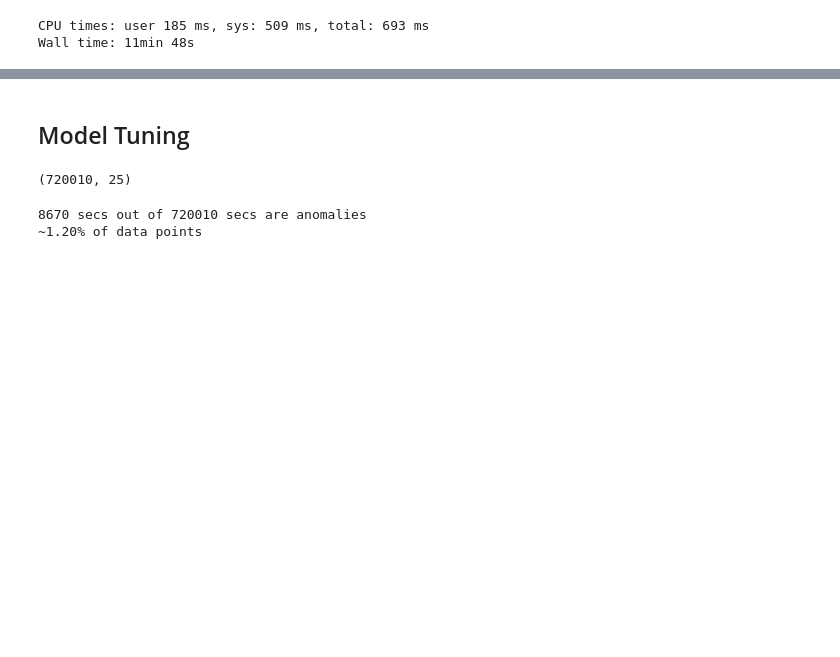
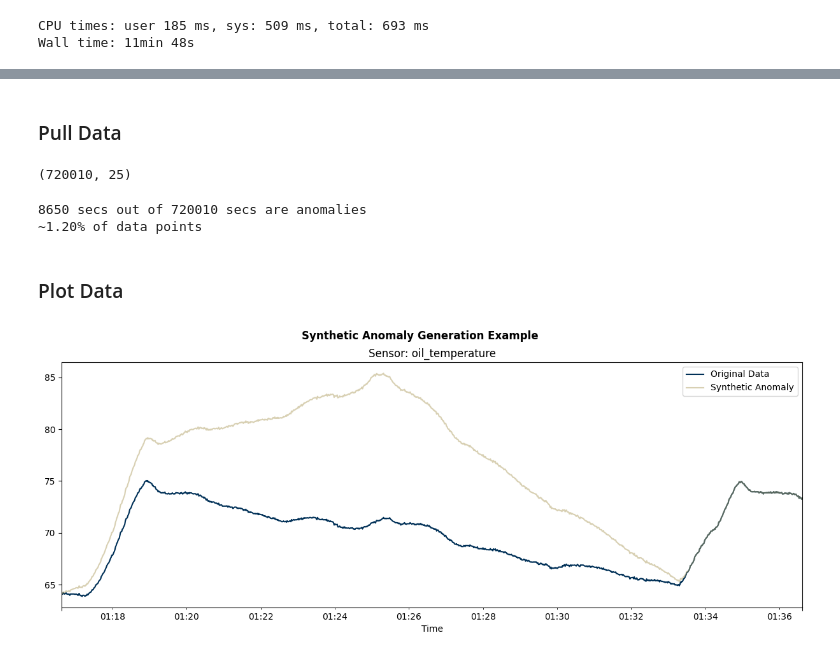
Before and after one commit to tungtngyn/practicum, a Jupyter notebook: 02_unsupervised_model_tuning.ipynb, the cells around one changed output, grey strips where cells are left out. Cells and saved outputs as stored; diff of their text form; code cells hidden in the pictures; blank space fills up the shorter version.

```diff
--- a/02_unsupervised_model_tuning.ipynb
+++ b/02_unsupervised_model_tuning.ipynb
@@ -182,7 +189,7 @@ with sqlite3.connect(r'./02-data/data.db') as con:
         con = con
     )
 # %% [markdown]
-## Model Tuning
+### Pull Data
 # %%
 with sqlite3.connect(r'./02-data/data.db') as con:
     df = pd.read_sql(f"""
@@ -194,7 +201,7 @@ with sqlite3.connect(r'./02-data/data.db') as con:
                 failure_id is null
                 and '{train_start}' <= ts and ts < '{end}'
         )
-        select c.*, a.multiplier
+        select c.*, coalesce(a.multiplier, 1) as multiplier
         from cte as c
             left join synthetic_anomalies as a
                 on a.row_id = c.row_id
@@ -204,8 +211,36 @@ print(df.shape)
 # %% [output]
 (720010, 25)
 # %%
-print(f'{(~df.multiplier.isna()).sum()} secs out of {df.shape[0]} secs are anomalies')
-print(f'~{(~df.multiplier.isna()).sum()/df.shape[0]:.2%} of data points')
+print(f'{(df.multiplier > 1).sum()} secs out of {df.shape[0]} secs are anomalies')
+print(f'~{(df.multiplier > 1).sum()/df.shape[0]:.2%} of data points')
 # %% [output]
-8670 secs out of 720010 secs are anomalies
+8650 secs out of 720010 secs are anomalies
 ~1.20% of data points
+# %% [markdown]
+### Plot Data
+# %%
+plot_df = df[df.row_id >= df[df.multiplier > 1].iloc[0].row_id].head(20*60).copy(deep=True)
+plot_df['oil_temperature_synthetic'] = plot_df['multiplier']*plot_df['oil_temperature']
+
+ax = plot_df.plot(
+    x='ts',
+    y=['oil_temperature', 'oil_temperature_synthetic'],
+    figsize=(15, 5),
+    color=['#003057', '#B3A369'],
+    legend=False
+);
+ax.set_title('Sensor: oil_temperature')
+ax.set_xlabel('Time')
+
+for line, alpha in zip(ax.lines, [1., 0.5]):
+    line.set_alpha(alpha)
+
+ax.legend()
+handles, labels = ax.get_legend_handles_labels()
+labels = ['Original Data', 'Synthetic Anomaly']
+ax.legend(handles, labels)
+
+plt.suptitle('Synthetic Anomaly Generation Example', fontweight='bold')
+plt.show()
+# %% [output]
+[figure, added]
```
Also changed, not shown: parts of 9 cells of this notebook, 8 other files.
